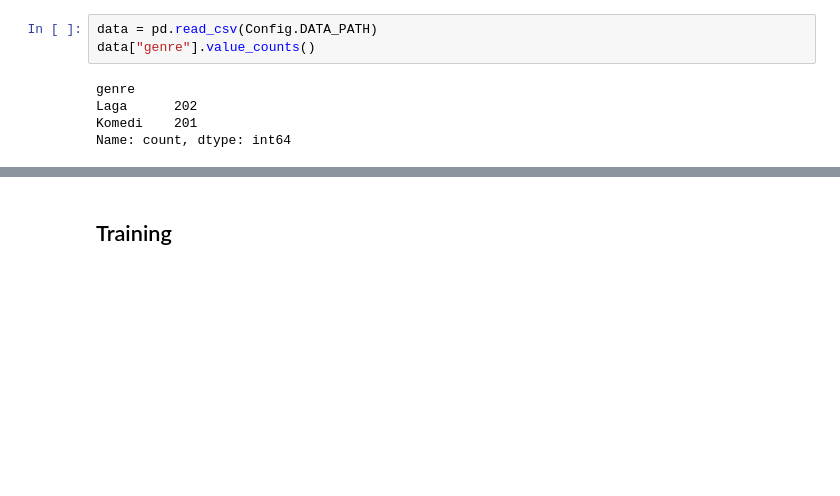
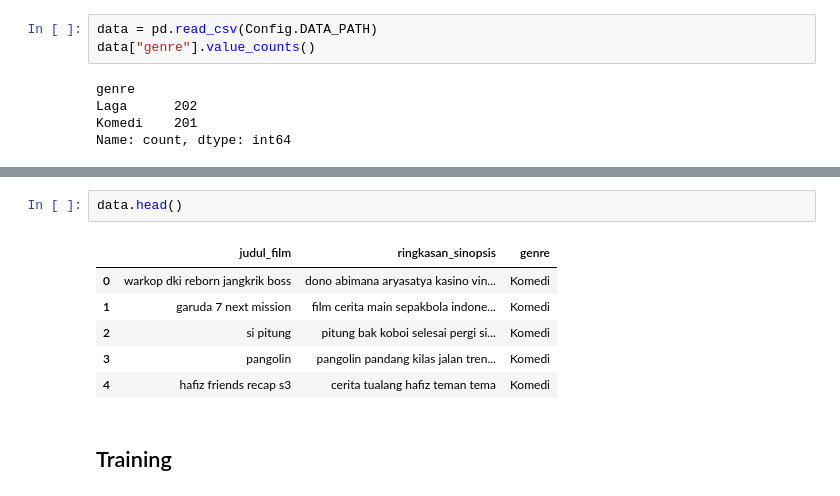
Before and after one commit to SulthanAbiyyu/proyek-akhir-ppm, a Jupyter notebook: proyek_akhir.ipynb, the cells around one changed output, grey strips where cells are left out. Drawn from its saved outputs; the diff is of its cells as text; blank space fills up the shorter version.

Commit message:
selesai

```diff
--- a/proyek_akhir.ipynb
+++ b/proyek_akhir.ipynb
@@ -218,3 +234,12 @@ data.head()
+# %%
+data.head()
+# %% [output]
+|  | judul_film | ringkasan_sinopsis | genre |
+| 0 | warkop dki reborn jangkrik boss | dono abimana aryasatya kasino vin... | Komedi |
+| 1 | garuda 7 next mission | film cerita main sepakbola indone... | Komedi |
+| 2 | si pitung | pitung bak koboi selesai pergi si... | Komedi |
+| 3 | pangolin | pangolin pandang kilas jalan tren... | Komedi |
+| 4 | hafiz friends recap s3 | cerita tualang hafiz teman tema | Komedi |
 # %% [markdown]
 ## Training
 # %%
```
Also changed, not shown: parts of 17 cells of this notebook, 2 other files.
